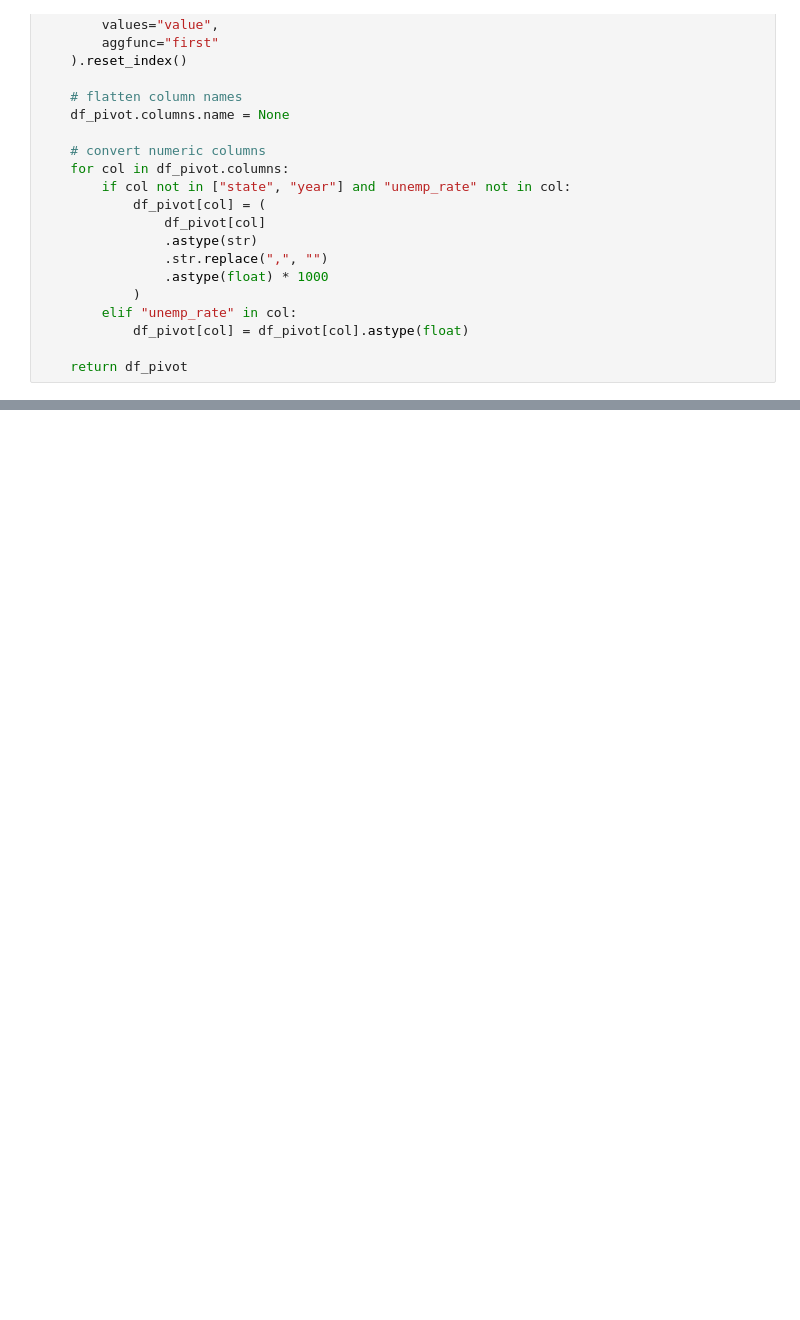
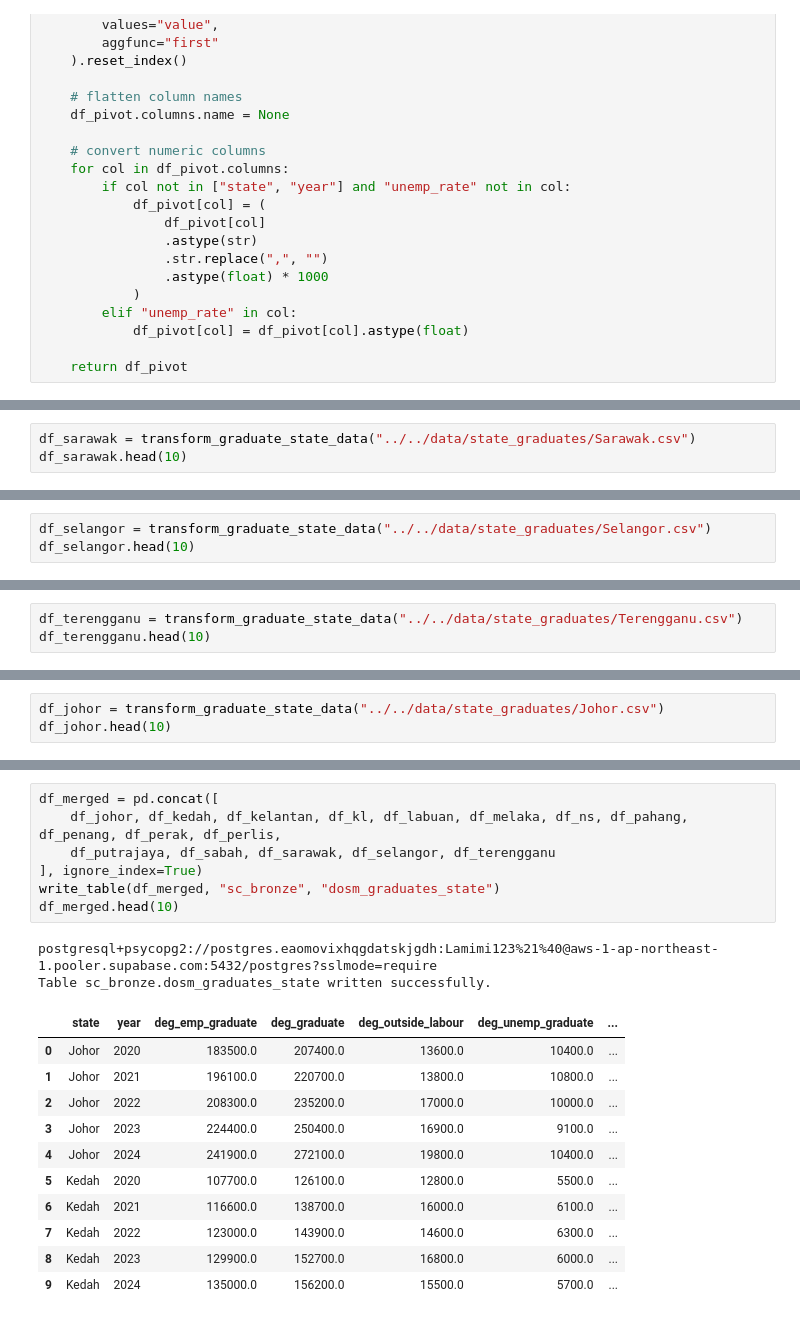
Before and after one commit to junchuan15/Lamimi2026, a Jupyter notebook: src/landing/nb_dosm_graduates_state.ipynb, the cells around one changed output, grey strips where cells are left out. Saved outputs shown, nothing was run; the diff lists cells and outputs as text; blank space fills up the shorter version.

```diff
--- a/src/landing/nb_dosm_graduates_state.ipynb
+++ b/src/landing/nb_dosm_graduates_state.ipynb
@@ -51,0 +162,3 @@ df_johor.head(10)
+# %%
+df_sarawak = transform_graduate_state_data("../../data/state_graduates/Sarawak.csv")
+df_sarawak.head(10)
@@ -51,0 +172,3 @@ df_johor.head(10)
+# %%
+df_selangor = transform_graduate_state_data("../../data/state_graduates/Selangor.csv")
+df_selangor.head(10)
@@ -51,0 +182,3 @@ df_johor.head(10)
+# %%
+df_terengganu = transform_graduate_state_data("../../data/state_graduates/Terengganu.csv")
+df_terengganu.head(10)
@@ -51,0 +192,3 @@ df_johor.head(10)
+# %%
+df_johor = transform_graduate_state_data("../../data/state_graduates/Johor.csv")
+df_johor.head(10)
@@ -51,0 +202,21 @@ df_johor.head(10)
+# %%
+df_merged = pd.concat([
+    df_johor, df_kedah, df_kelantan, df_kl, df_labuan, df_melaka, df_ns, df_pahang, df_penang, df_perak, df_perlis,
+    df_putrajaya, df_sabah, df_sarawak, df_selangor, df_terengganu
+], ignore_index=True)
+write_table(df_merged, "sc_bronze", "dosm_graduates_state")
+df_merged.head(10)
+# %% [output]
+postgresql+psycopg2://postgres.eaomovixhqgdatskjgdh:Lamimi123%21%40@aws-1-ap-northeast-1.pooler.supabase.com:5432/postgres?sslmode=require
+Table sc_bronze.dosm_graduates_state written successfully.
+|  | state | year | deg_emp_graduate | deg_graduate | deg_outside_labour | deg_unemp_graduate | ... |
+| 0 | Johor | 2020 | 183500.0 | 207400.0 | 13600.0 | 10400.0 | ... |
+| 1 | Johor | 2021 | 196100.0 | 220700.0 | 13800.0 | 10800.0 | ... |
+| 2 | Johor | 2022 | 208300.0 | 235200.0 | 17000.0 | 10000.0 | ... |
+| 3 | Johor | 2023 | 224400.0 | 250400.0 | 16900.0 | 9100.0 | ... |
+| 4 | Johor | 2024 | 241900.0 | 272100.0 | 19800.0 | 10400.0 | ... |
+| 5 | Kedah | 2020 | 107700.0 | 126100.0 | 12800.0 | 5500.0 | ... |
+| 6 | Kedah | 2021 | 116600.0 | 138700.0 | 16000.0 | 6100.0 | ... |
+| 7 | Kedah | 2022 | 123000.0 | 143900.0 | 14600.0 | 6300.0 | ... |
+| 8 | Kedah | 2023 | 129900.0 | 152700.0 | 16800.0 | 6000.0 | ... |
+| 9 | Kedah | 2024 | 135000.0 | 156200.0 | 15500.0 | 5700.0 | ... |
```
Also changed, not shown: parts of 16 cells of this notebook, 16 other files.
